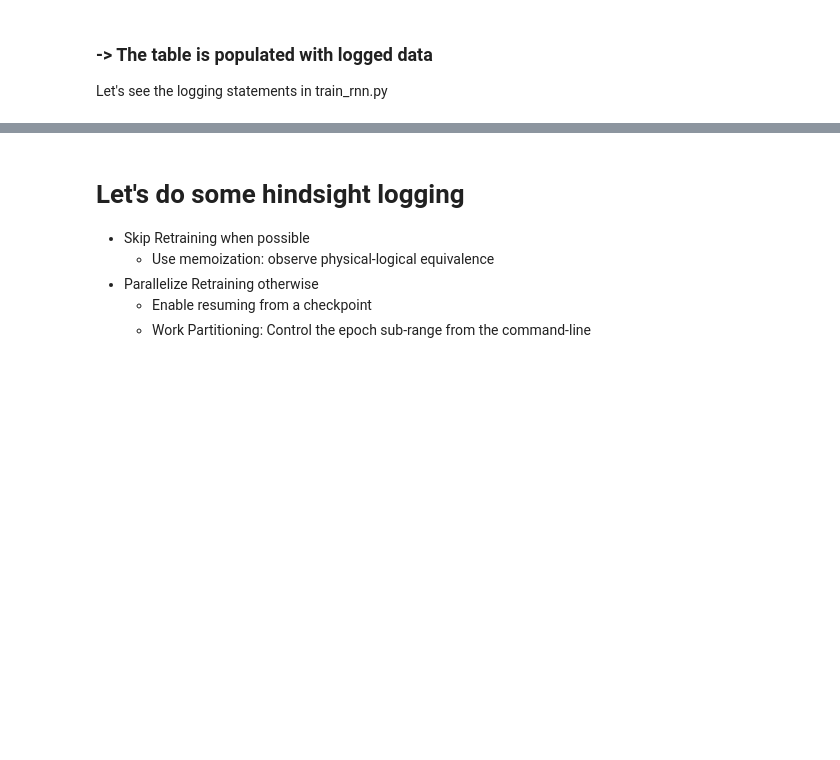
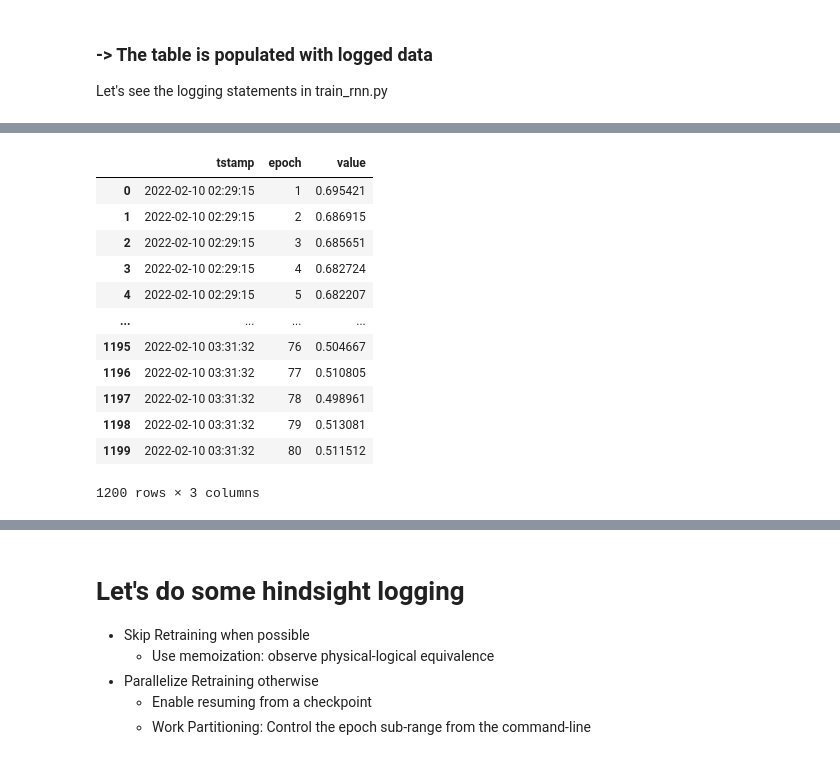
Before and after one commit to ucbrise/kaggle-nlp-disasters, a Jupyter notebook: demo.ipynb, the cells around one changed output, grey strips where cells are left out. Drawn from its saved outputs; the diff is of its cells as text; code cells hidden in the pictures; blank space fills up the shorter version.

```diff
--- a/demo.ipynb
+++ b/demo.ipynb
@@ -91,9 +124,25 @@ record_df['name'].unique(), replay_df['name'].unique() # What did I log in the p
 # %%
+# import plotly.express as px
+
 df = record_df
+df = df[df['tstamp'] >= np.Datetime64('2022-02-10')]
 avg_train_loss = df[df['name'] == 'avg_train_loss']
 avg_train_loss_agg = avg_train_loss.groupby(['tstamp', 'epoch']).agg({'value': 'mean'}).reset_index()
 avg_train_loss_agg['tstamp'] = avg_train_loss_agg['tstamp'].map(str)
 avg_train_loss_agg # Rollup
-
-fig = px.scatter_3d(avg_train_loss_agg, x='tstamp', y='epoch', z='value', color='tstamp')
-fig.show()
+# fig = px.line_3d(avg_train_loss_agg, x='tstamp', y='epoch', z='value', color='tstamp')
+# fig.show()
+# %% [output]
+|  | tstamp | epoch | value |
+| 0 | 2022-02-10 02:29:15 | 1 | 0.695421 |
+| 1 | 2022-02-10 02:29:15 | 2 | 0.686915 |
+| 2 | 2022-02-10 02:29:15 | 3 | 0.685651 |
+| 3 | 2022-02-10 02:29:15 | 4 | 0.682724 |
+| 4 | 2022-02-10 02:29:15 | 5 | 0.682207 |
+| ... | ... | ... | ... |
+| 1195 | 2022-02-10 03:31:32 | 76 | 0.504667 |
+| 1196 | 2022-02-10 03:31:32 | 77 | 0.510805 |
+| 1197 | 2022-02-10 03:31:32 | 78 | 0.498961 |
+| 1198 | 2022-02-10 03:31:32 | 79 | 0.513081 |
+| 1199 | 2022-02-10 03:31:32 | 80 | 0.511512 |
+1200 rows × 3 columns
```
Also changed, not shown: parts of 7 cells of this notebook.
